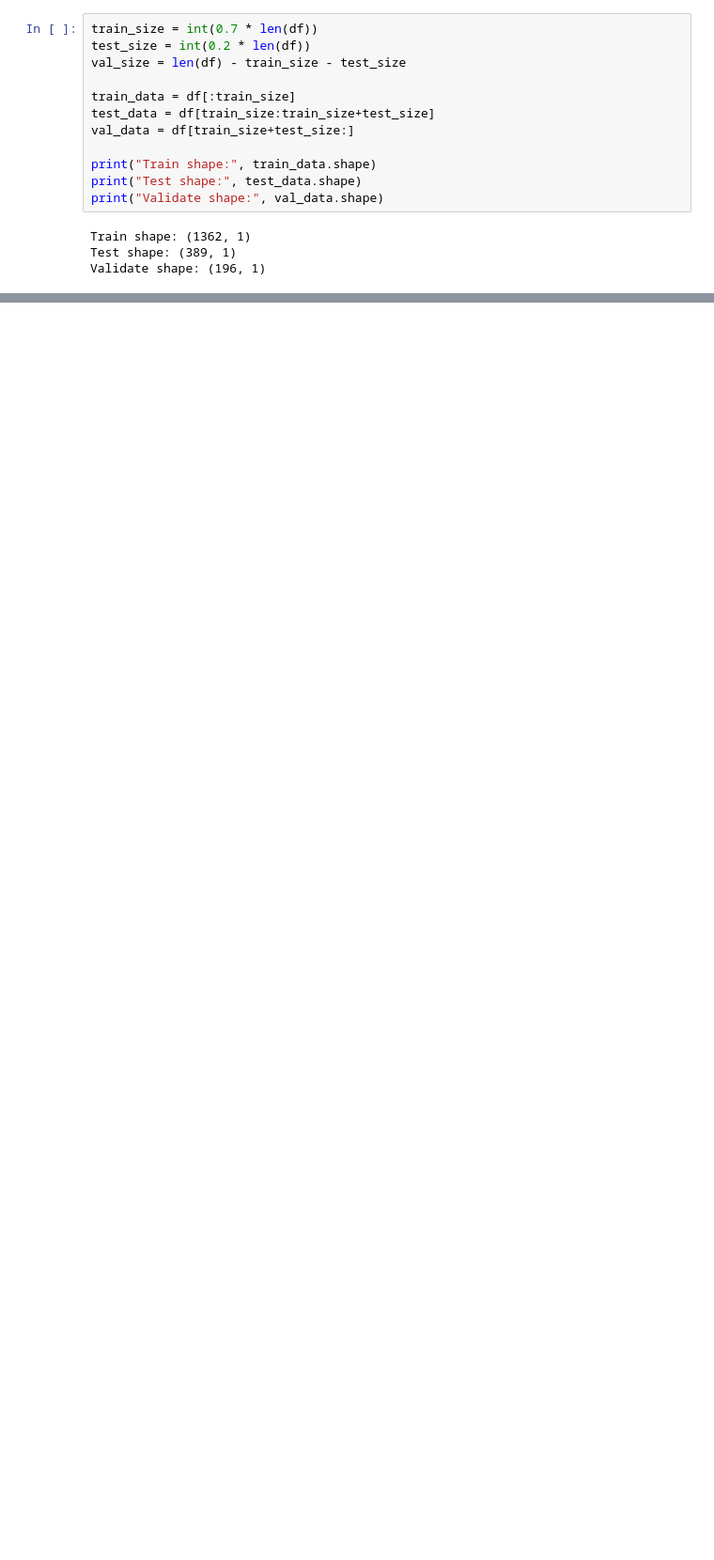
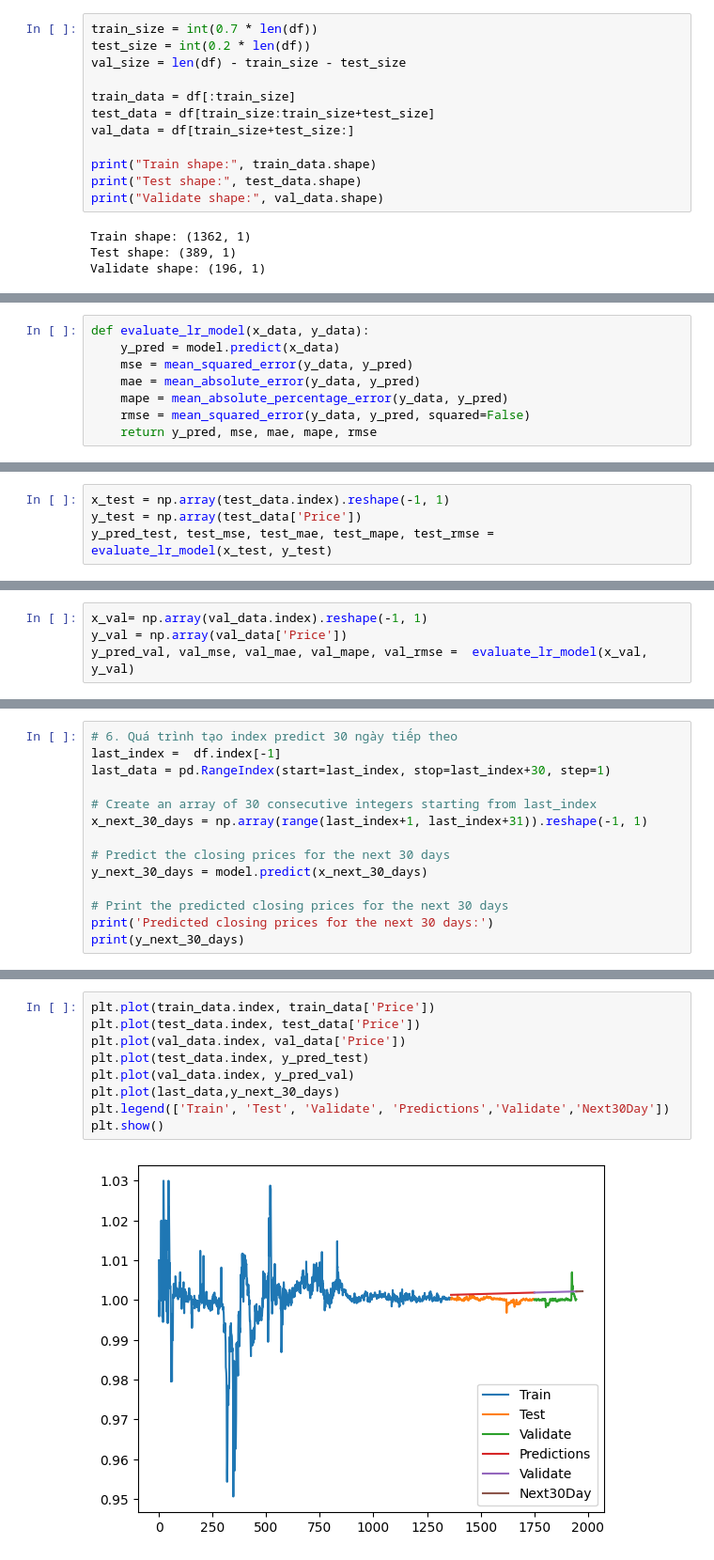
Before and after one commit to TR-PHU/bda, a Jupyter notebook: tether/LR_Model.ipynb, the cells around one changed output, grey strips where cells are left out. Shown: that part at 94% size. Saved outputs shown, nothing was run; the diff lists cells and outputs as text; blank space fills up the shorter version.

Commit message:
5 model required

```diff
--- a/tether/LR_Model.ipynb
+++ b/tether/LR_Model.ipynb
@@ -61,0 +99,8 @@ Validate shape: (196, 1)
+# %%
+def evaluate_lr_model(x_data, y_data):
+    y_pred = model.predict(x_data)
+    mse = mean_squared_error(y_data, y_pred)
+    mae = mean_absolute_error(y_data, y_pred)
+    mape = mean_absolute_percentage_error(y_data, y_pred)
+    rmse = mean_squared_error(y_data, y_pred, squared=False)
+    return y_pred, mse, mae, mape, rmse
@@ -61,0 +109,4 @@ Validate shape: (196, 1)
+# %%
+x_test = np.array(test_data.index).reshape(-1, 1)
+y_test = np.array(test_data['Price'])
+y_pred_test, test_mse, test_mae, test_mape, test_rmse = evaluate_lr_model(x_test, y_test)
@@ -61,0 +115,4 @@ Validate shape: (196, 1)
+# %%
+x_val= np.array(val_data.index).reshape(-1, 1)
+y_val = np.array(val_data['Price'])
+y_pred_val, val_mse, val_mae, val_mape, val_rmse =  evaluate_lr_model(x_val, y_val)
@@ -61,0 +121,14 @@ Validate shape: (196, 1)
+# %%
+# 6. Quá trình tạo index predict 30 ngày tiếp theo
+last_index =  df.index[-1]
+last_data = pd.RangeIndex(start=last_index, stop=last_index+30, step=1)
+
+# Create an array of 30 consecutive integers starting from last_index
+x_next_30_days = np.array(range(last_index+1, last_index+31)).reshape(-1, 1)
+
+# Predict the closing prices for the next 30 days
+y_next_30_days = model.predict(x_next_30_days)
+
+# Print the predicted closing prices for the next 30 days
+print('Predicted closing prices for the next 30 days:')
+print(y_next_30_days)
@@ -61,0 +157,11 @@ Validate shape: (196, 1)
+# %%
+plt.plot(train_data.index, train_data['Price'])
+plt.plot(test_data.index, test_data['Price'])
+plt.plot(val_data.index, val_data['Price'])
+plt.plot(test_data.index, y_pred_test)
+plt.plot(val_data.index, y_pred_val)
+plt.plot(last_data,y_next_30_days)
+plt.legend(['Train', 'Test', 'Validate', 'Predictions','Validate','Next30Day'])
+plt.show()
+# %% [output]
+[figure, added]
```
Also changed, not shown: parts of 15 cells of this notebook, 15 other files.
